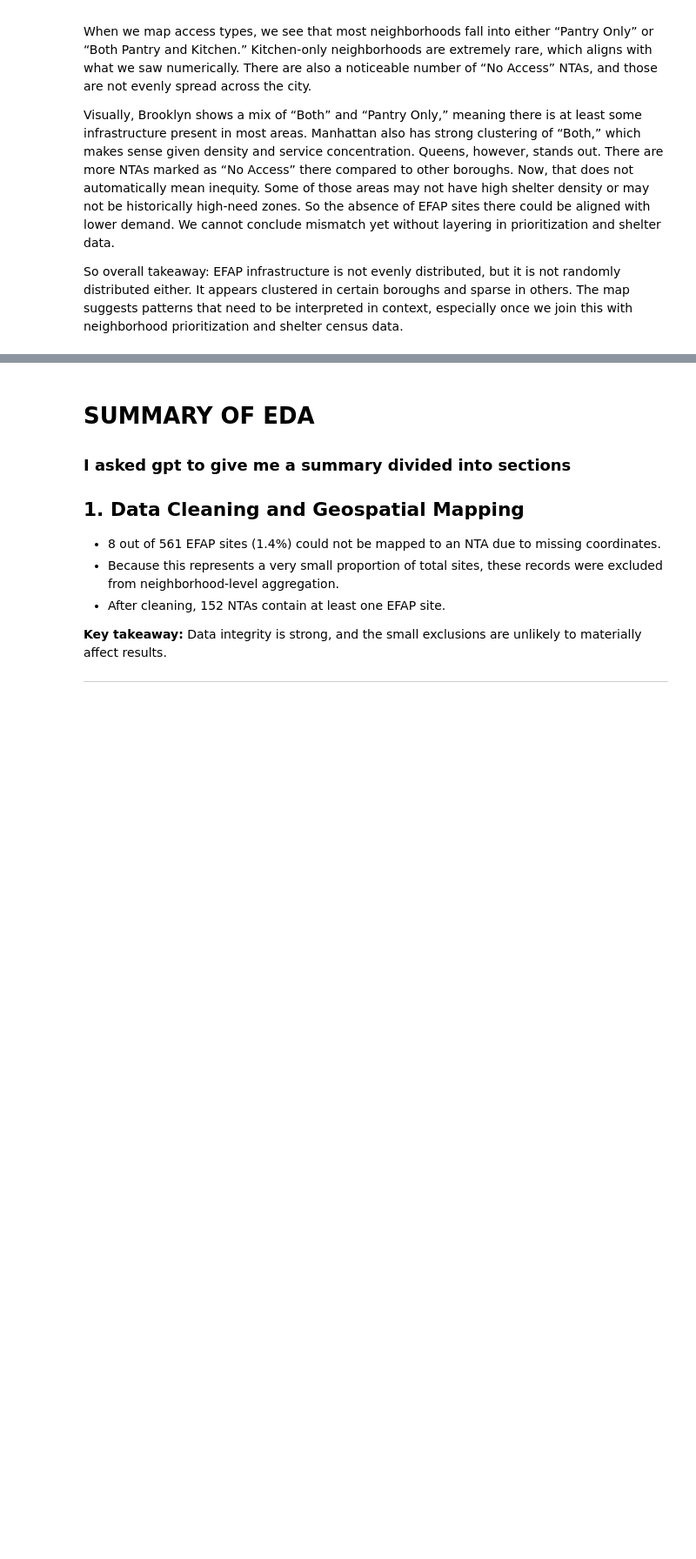
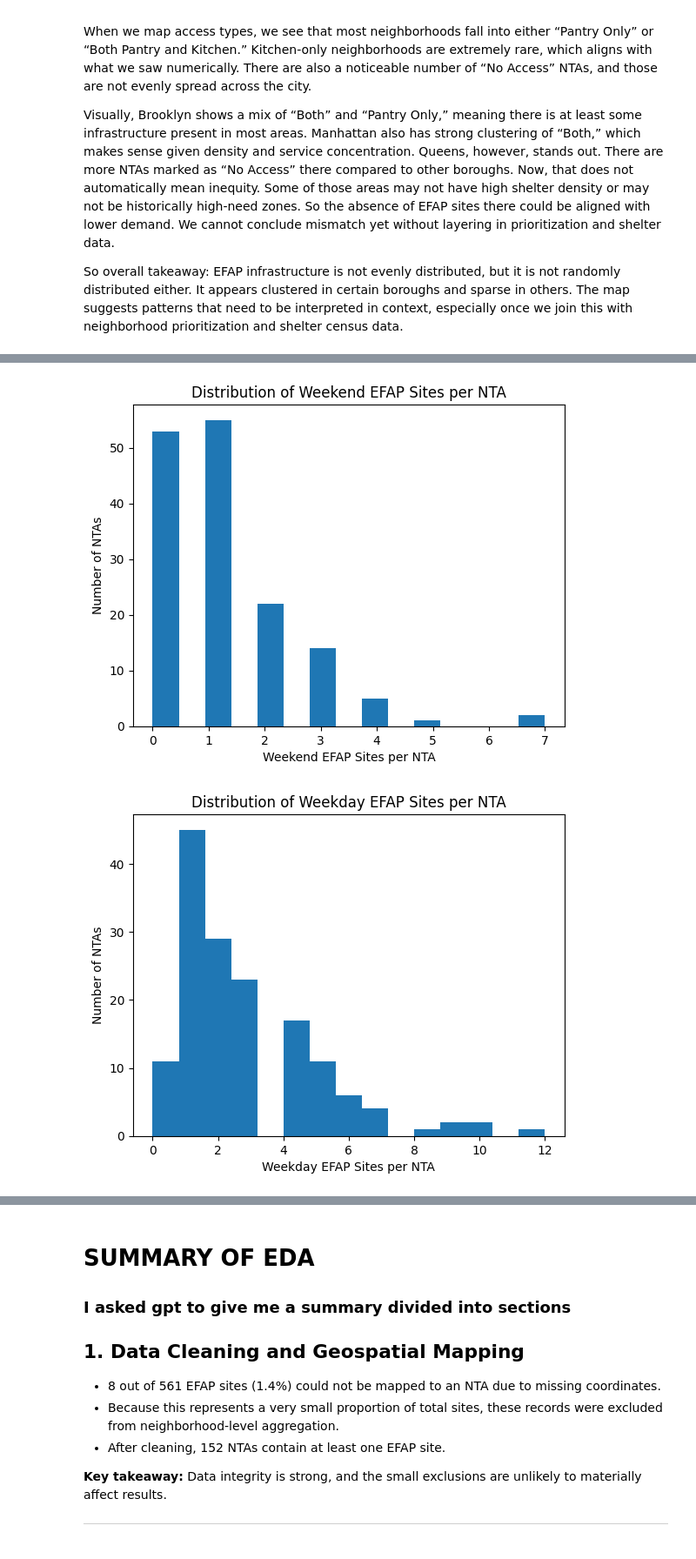
Before and after one commit to Angelk119/CID_Food_Access, a Jupyter notebook: python/notebooks/eda/efap_eda_ayema.ipynb, the cells around one changed output, grey strips where cells are left out. Shown at 87% size. Saved outputs shown, nothing was run; the diff lists cells and outputs as text; code cells hidden in the pictures; blank space fills up the shorter version.

Commit message:
Ayema: Added more EDA on weekend and weekday access

```diff
--- a/python/notebooks/eda/efap_eda_ayema.ipynb
+++ b/python/notebooks/eda/efap_eda_ayema.ipynb
@@ -431,0 +434,13 @@ So overall takeaway: EFAP infrastructure is not evenly distributed, but it is no
+# %%
+df["weekday_available"] = df["weekday_available"].astype(int)
+df["weekend_available"] = df["weekend_available"].astype(int)
+
+# build NTA-level fact table: total_sites, weekday_site_count, weekend_site_count, I asked co-pilot to help me create this
+nta_fact = (
+    df.groupby("nta_id").agg(
+          total_sites=("efap_id", "nunique"),
+          weekday_site_count=("weekday_available", "sum"),
+          weekend_site_count=("weekend_available", "sum")
+      ).reset_index()
+)
+nta_fact.head()
@@ -431,0 +477,17 @@ So overall takeaway: EFAP infrastructure is not evenly distributed, but it is no
+# %%
+plt.figure()
+plt.hist(nta_fact["weekend_site_count"], bins=15)
+plt.title("Distribution of Weekend EFAP Sites per NTA")
+plt.xlabel("Weekend EFAP Sites per NTA")
+plt.ylabel("Number of NTAs")
+plt.show()
+
+plt.figure()
+plt.hist(nta_fact["weekday_site_count"], bins=15)
+plt.title("Distribution of Weekday EFAP Sites per NTA")
+plt.xlabel("Weekday EFAP Sites per NTA")
+plt.ylabel("Number of NTAs")
+plt.show()
+# %% [output]
+[figure, added]
+[figure, added]
```
Also changed, not shown: parts of 10 cells of this notebook.
